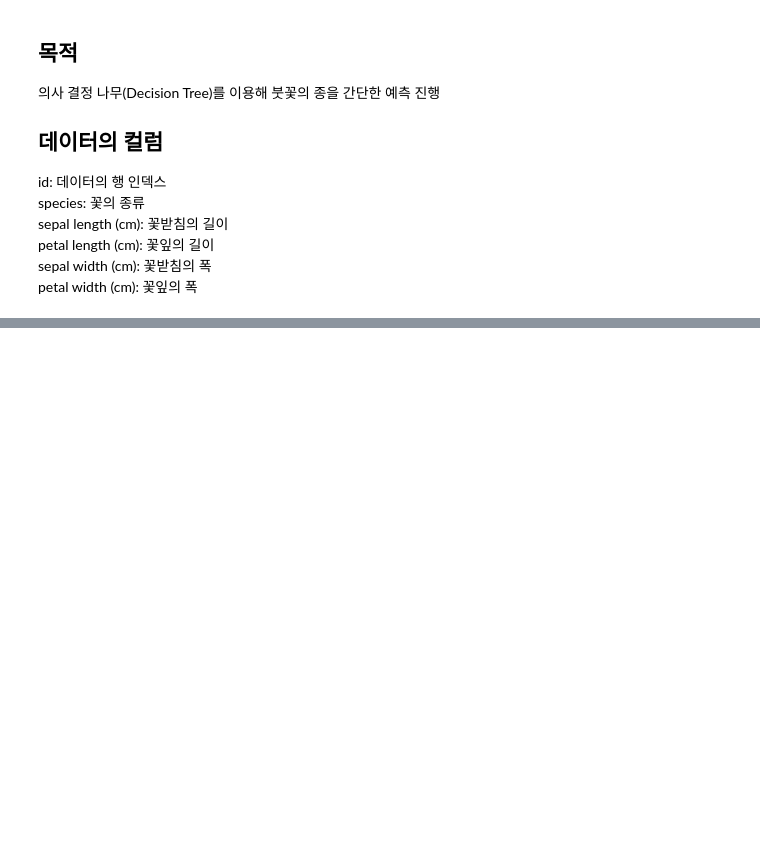
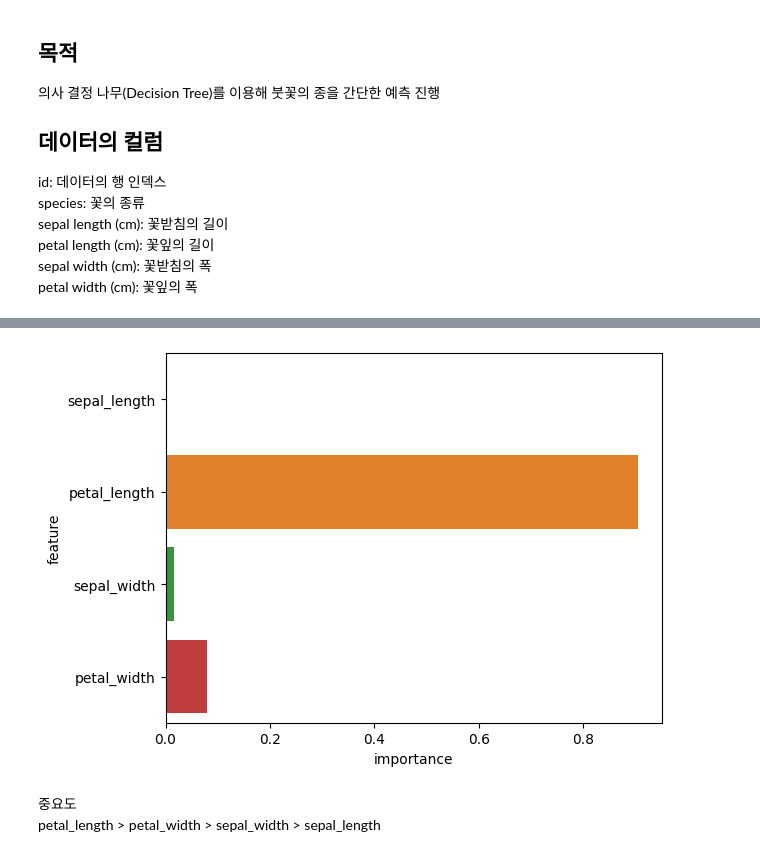
Before and after one commit to DANU011/PyDataAnalytics, a Jupyter notebook: IRIS/iris.ipynb, the cells around one changed output, grey strips where cells are left out. Drawn from its saved outputs; the diff is of its cells as text; code cells hidden in the pictures; blank space fills up the shorter version.

```diff
--- a/IRIS/iris.ipynb
+++ b/IRIS/iris.ipynb
@@ -41 +167,23 @@ print('submission 데이터 개수: ', len(submission))
+# %%
+# 시각화를 위해 필요한 라이브러리 임포트
+import seaborn as sns
+import matplotlib.pyplot as plt
+
+# 모델의 특성 중요도 가져옴.
+importance = model.feature_importances_
+
+# 특성 이름과 중요도를 데이터로 구성
+data = {'feature': feature_names, 'importance': list(importance)}
+
+# 데이터프레임을 생성
+importance_df = pd.DataFrame(data)
+
+# 특성 중요도를 시각화
+sns.barplot(x = 'importance', y = 'feature', data = importance_df)
+plt.show()
+# %% [output]
+[figure, added]
+# %% [markdown]
+중요도
+petal_length > petal_width > sepal_width > sepal_length
 # %%
```
Also changed, not shown: parts of 20 cells of this notebook.
